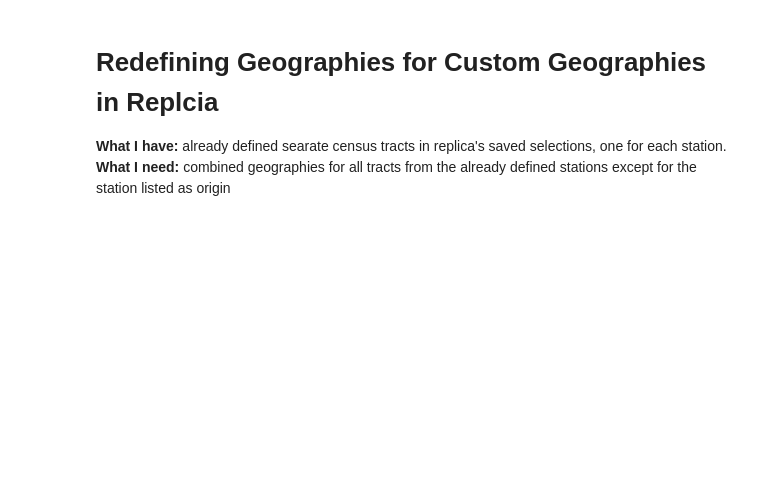
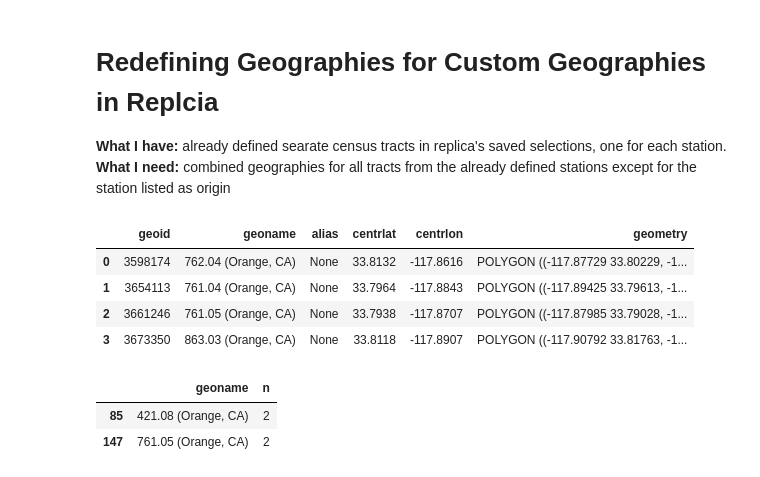
Before and after one commit to cal-itp/big-data-geoanalytics, a Jupyter notebook: replica/locations_selections/redefine_geographies.ipynb, the cells around one changed output. Cells and saved outputs as stored; diff of their text form; code cells hidden in the pictures; blank space fills up the shorter version.

```diff
--- a/replica/locations_selections/redefine_geographies.ipynb
+++ b/replica/locations_selections/redefine_geographies.ipynb
@@ -26,5 +26,13 @@ station_list = ["simi-valley", "burbank-airport", "oxnard",  "camarillo", "moorp
 # %%
 with get_fs().open(f"{gcs_path}saved-selection-geo-lossan-anaheim_us-tract-2020.zip") as f:
         test = to_snakecase(gpd.read_file(f))
+# %%
+test
+# %% [output]
+|  | geoid | geoname | alias | centrlat | centrlon | geometry |
+| 0 | 3598174 | 762.04 (Orange, CA) | None | 33.8132 | -117.8616 | POLYGON ((-117.87729 33.80229, -1... |
+| 1 | 3654113 | 761.04 (Orange, CA) | None | 33.7964 | -117.8843 | POLYGON ((-117.89425 33.79613, -1... |
+| 2 | 3661246 | 761.05 (Orange, CA) | None | 33.7938 | -117.8707 | POLYGON ((-117.87985 33.79028, -1... |
+| 3 | 3673350 | 863.03 (Orange, CA) | None | 33.8118 | -117.8907 | POLYGON ((-117.90792 33.81763, -1... |
 # %%
 # test.explore()
@@ -30,0 +50,6 @@ with get_fs().open(f"{gcs_path}saved-selection-geo-lossan-anaheim_us-tract-2020.
+# %%
+all_stations>>count(_.geoname)>>filter(_.n>1)
+# %% [output]
+|  | geoname | n |
+| 85 | 421.08 (Orange, CA) | 2 |
+| 147 | 761.05 (Orange, CA) | 2 |
```
Also changed, not shown: parts of 7 cells of this notebook.
